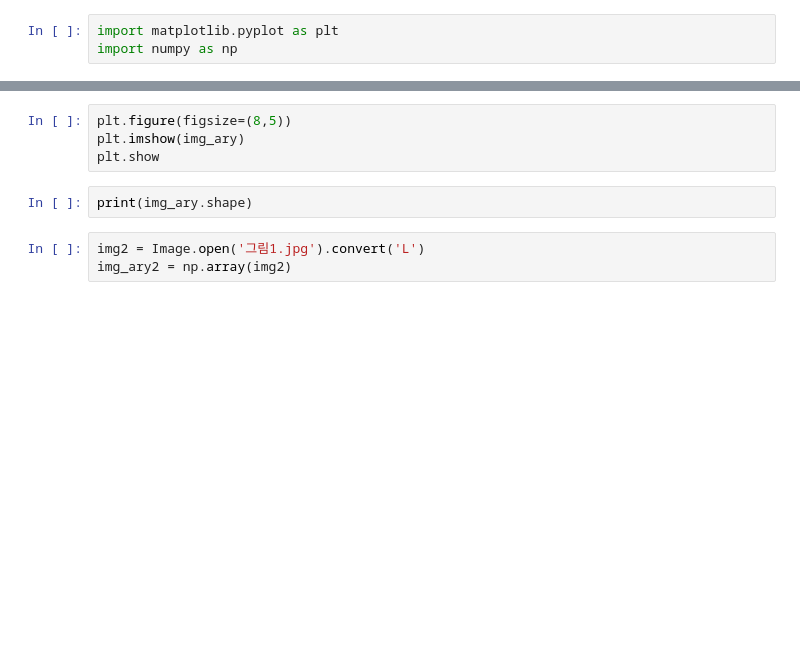
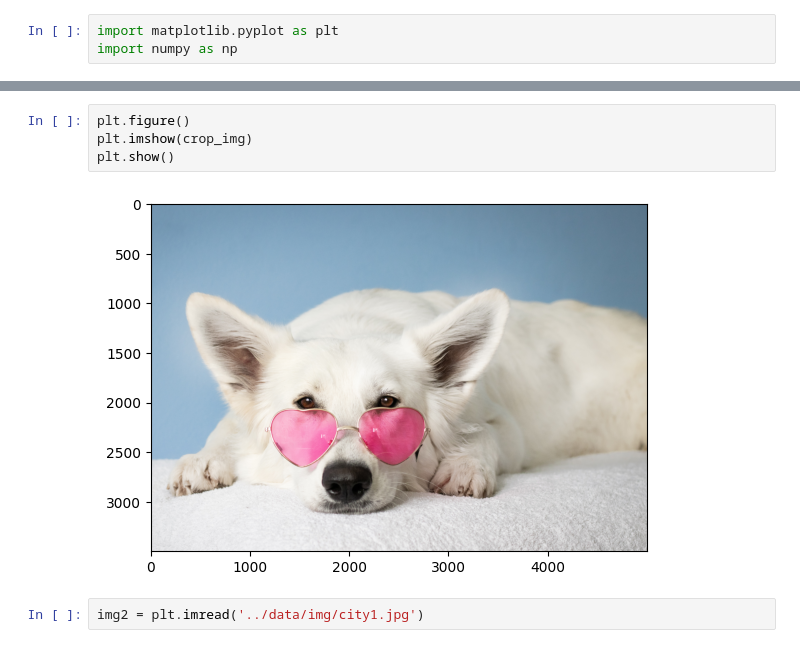
Before and after one commit to apetech-labs/bigdatacamp_image_processing, a Jupyter notebook: ImageProcessing/day1/image_basic.ipynb, the cells around one changed output, grey strips where cells are left out. Cells and saved outputs as stored; diff of their text form; blank space fills up the shorter version.

```diff
--- a/ImageProcessing/day1/image_basic.ipynb
+++ b/ImageProcessing/day1/image_basic.ipynb
@@ -11,10 +22,9 @@ img_ary.shape
 # %%
-plt.figure(figsize=(8,5))
-plt.imshow(img_ary)
-plt.show
+plt.figure()
+plt.imshow(crop_img)
+plt.show()
+# %% [output]
+[figure, added]
-# %%
-print(img_ary.shape)
-# %%
-img2 = Image.open('그림1.jpg').convert('L')
-img_ary2 = np.array(img2)
+# %%
+img2 = plt.imread('../data/img/city1.jpg')
 # %%
```
Also changed, not shown: parts of 14 cells of this notebook, 2 other files.
